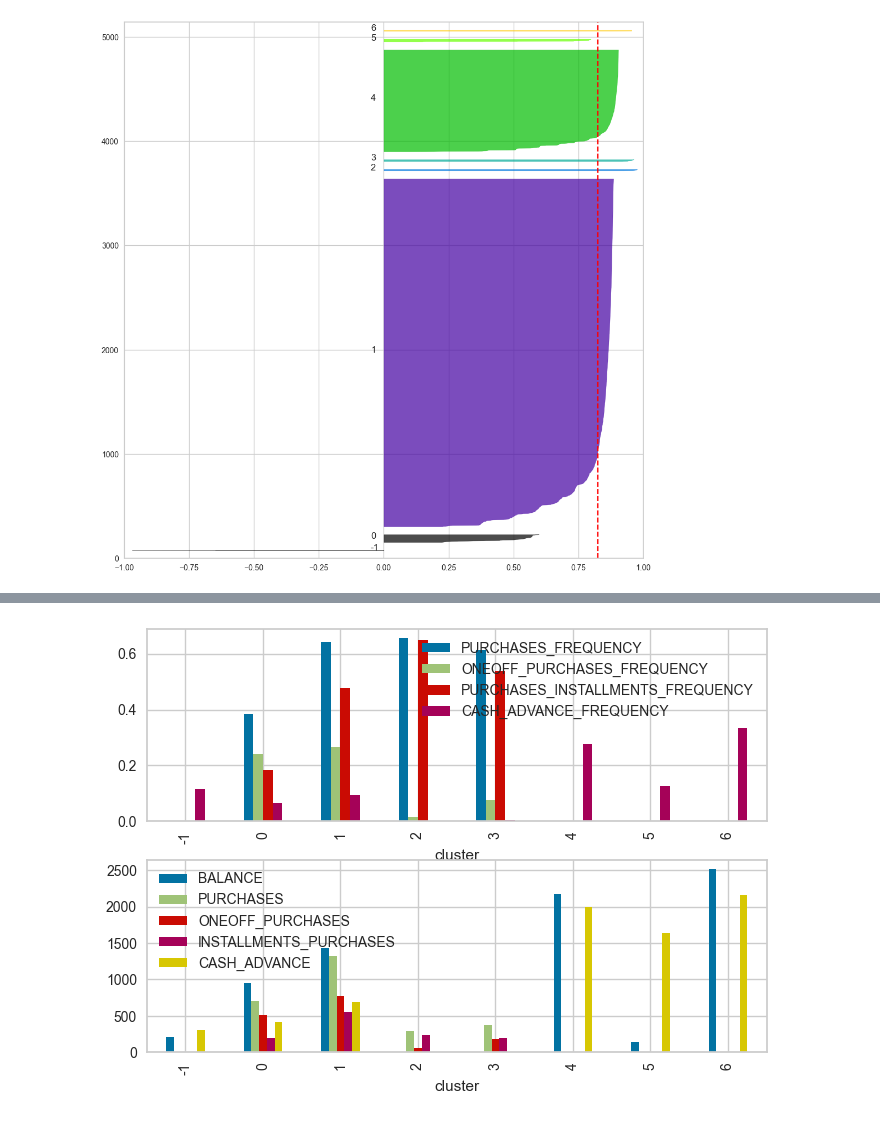
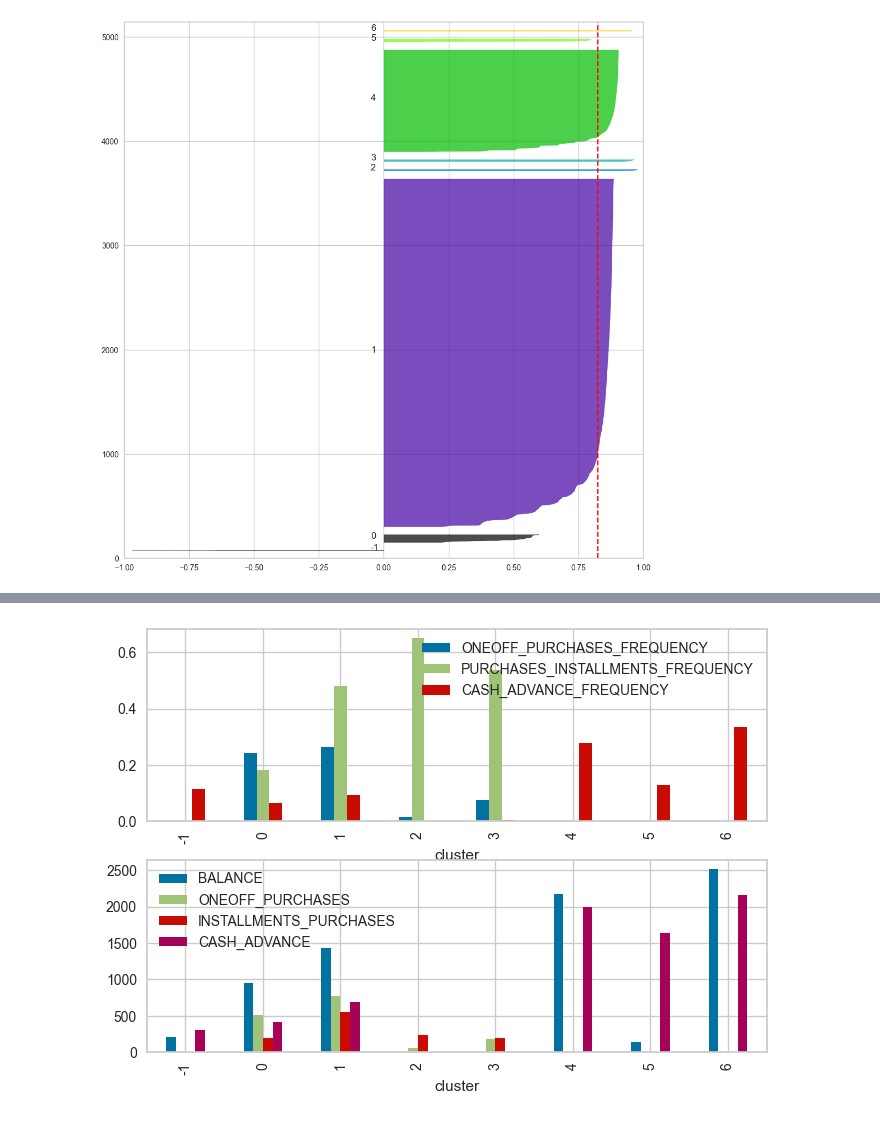
Before and after one commit to jasonrichdarmawan/p1-g4, a Jupyter notebook: h8dsft_P1G4_jason_rich_darmawan_onggo_putra.ipynb, the cells around one changed output, grey strips where cells are left out. Drawn from its saved outputs; the diff is of its cells as text; code cells hidden in the pictures.

```diff
--- a/h8dsft_P1G4_jason_rich_darmawan_onggo_putra.ipynb
+++ b/h8dsft_P1G4_jason_rich_darmawan_onggo_putra.ipynb
@@ -823,14 +823,14 @@ def isolate():
     _, axes = plt.subplots(2,1)
 
     interests_1 = [
-        'PURCHASES_FREQUENCY', 'ONEOFF_PURCHASES_FREQUENCY',
+        'ONEOFF_PURCHASES_FREQUENCY',
         'PURCHASES_INSTALLMENTS_FREQUENCY', 'CASH_ADVANCE_FREQUENCY', 'cluster'
     ]
 
     Xy_train_imputed[interests_1].groupby(by='cluster').mean().plot.bar(ax=axes[0])
 
     interests_2 = [
-        'BALANCE', 'PURCHASES', 'ONEOFF_PURCHASES', 'INSTALLMENTS_PURCHASES',
+        'BALANCE', 'ONEOFF_PURCHASES', 'INSTALLMENTS_PURCHASES',
         'CASH_ADVANCE', 'cluster'
     ]
 
@@ -945,33 +983,33 @@ isolate()
 # Interpreting clusters based on DBSCAN(eps=4.469, min_samples=6)
 def isolate():
     dbscan = dbscan_list[7]
 
     X_train_imputed = num_prep[0].fit_transform(X=X_train)
 
     Xy_train_imputed = pd.concat([
         pd.DataFrame(
             data=X_train_imputed,
             columns=num_prep[0].get_feature_names_out()
         ),
         pd.DataFrame({'cluster': dbscan.labels_})
     ], axis=1)
 
     _, axes = plt.subplots(2,1)
 
     interests_1 = [
-        'PURCHASES_FREQUENCY', 'ONEOFF_PURCHASES_FREQUENCY',
+        'ONEOFF_PURCHASES_FREQUENCY',
         'PURCHASES_INSTALLMENTS_FREQUENCY', 'CASH_ADVANCE_FREQUENCY', 'cluster'
     ]
 
     Xy_train_imputed[interests_1].groupby(by='cluster').mean().plot.bar(ax=axes[0])
 
     interests_2 = [
-        'BALANCE', 'PURCHASES', 'ONEOFF_PURCHASES', 'INSTALLMENTS_PURCHASES',
+        'BALANCE', 'ONEOFF_PURCHASES', 'INSTALLMENTS_PURCHASES',
         'CASH_ADVANCE', 'cluster'
     ]
 
     Xy_train_imputed[interests_2].groupby(by='cluster').mean().plot.bar(ax=axes[1])
 
 isolate()
 # %% [output]
-[figure, old version]
+[figure, new version]
```
Also changed, not shown: parts of 2 cells of this notebook.
